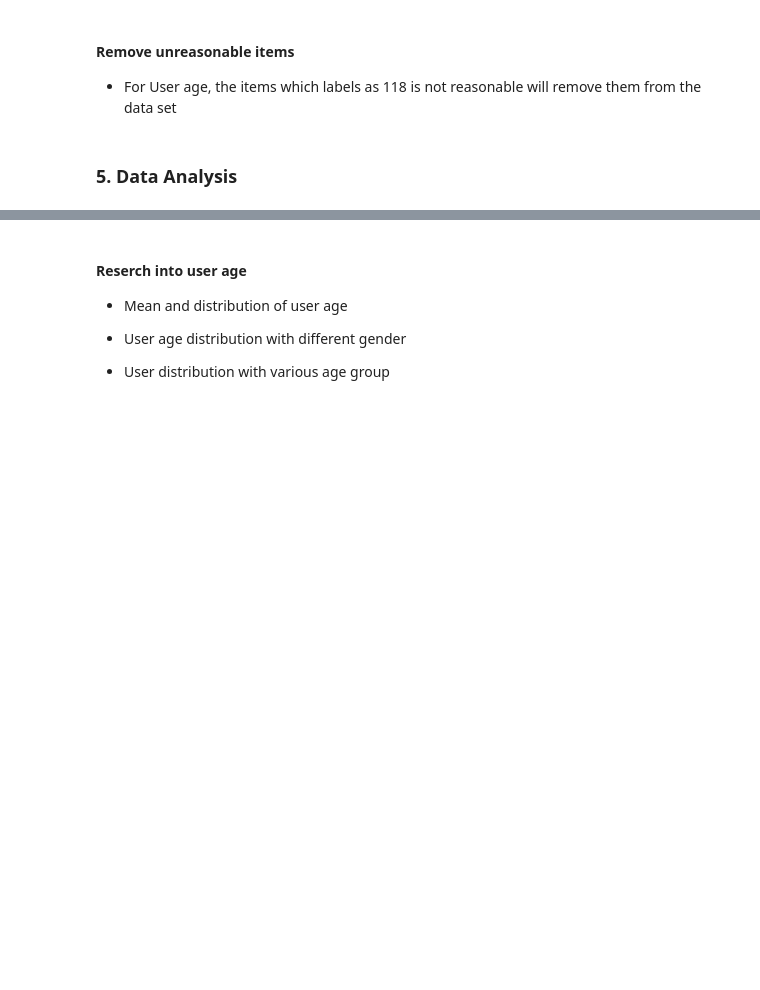
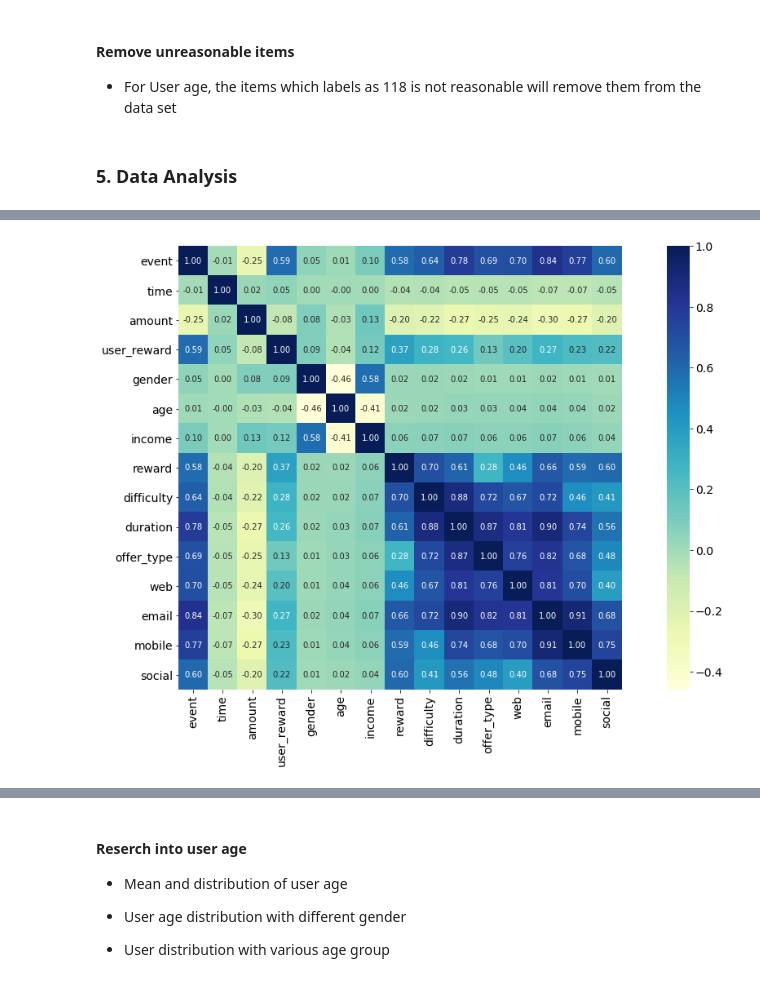
Before and after one commit to ZhuqingZhang0422/Starbucks-Capstone-Project, a Jupyter notebook: Starbucks_Capstone_notebook.ipynb, the cells around one changed output, grey strips where cells are left out. Saved outputs shown, nothing was run; the diff lists cells and outputs as text; code cells hidden in the pictures; blank space fills up the shorter version.

```diff
--- a/Starbucks_Capstone_notebook.ipynb
+++ b/Starbucks_Capstone_notebook.ipynb
@@ -243,0 +239,7 @@ study.drop(index_remove, inplace=True)
+# %%
+#Corrlation heat map of distinct variables
+plt.rc('xtick', labelsize=14)
+plt.rc('ytick', labelsize=14)
+sns.heatmap(study.corr(), annot=True, fmt=".2f",square=True, cmap="YlGnBu");
+# %% [output]
+[figure, added]
```
Also changed, not shown: parts of 8 cells of this notebook.
